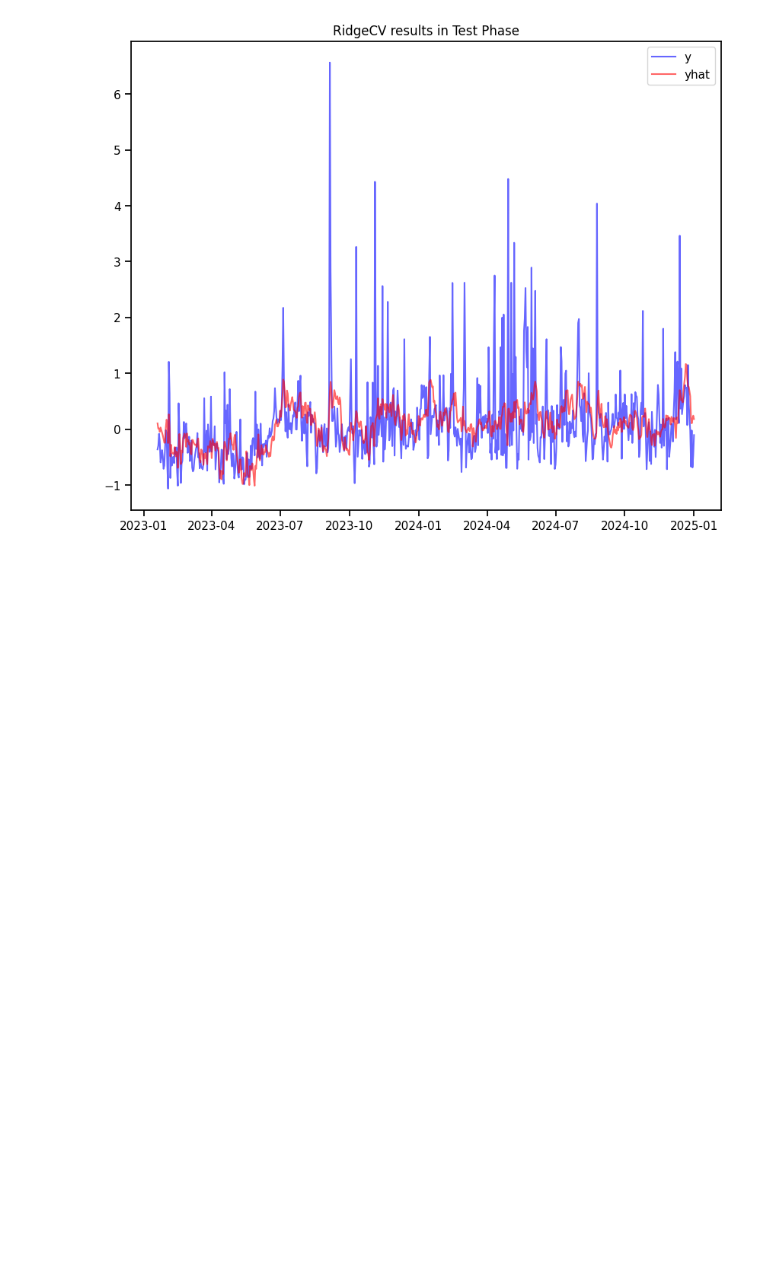
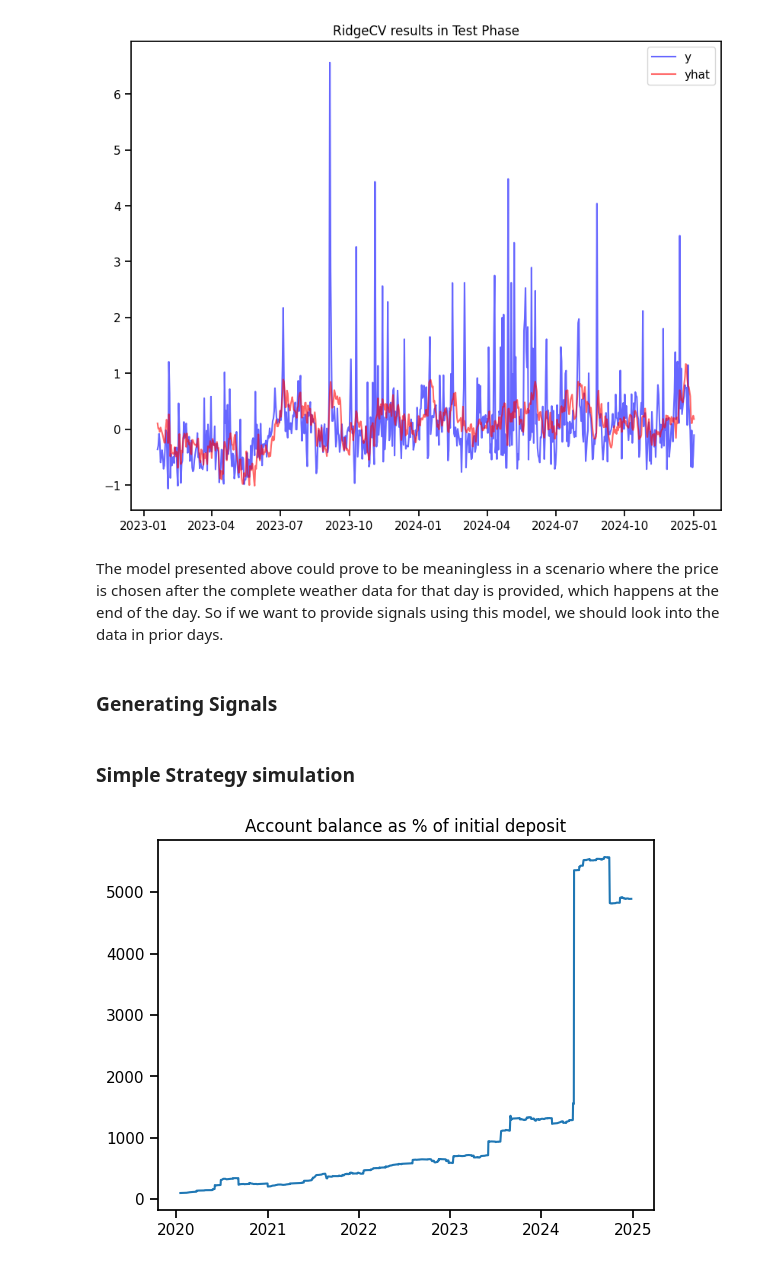
Before and after one commit to themahani/AlgoPy, a Jupyter notebook: exploratory_data_analysis/electricity_toronto.ipynb, the cells around one changed output. Cells and saved outputs as stored; diff of their text form; code cells hidden in the pictures; blank space fills up the shorter version.

Commit message:
feat(eda): test basic strategy for toronto electricity price

```diff
--- a/exploratory_data_analysis/electricity_toronto.ipynb
+++ b/exploratory_data_analysis/electricity_toronto.ipynb
@@ -365,3 +365,18 @@ ax.set_title("RidgeCV results in Test Phase")
 fig.show()
 # %% [output]
 [figure]
+# %% [markdown]
+The model presented above could prove to be meaningless in a scenario where the price is chosen after the complete weather data for
+that day is provided, which happens at the end of the day. So if we want to provide signals using this model, we should look into the data in prior days.
+# %% [markdown]
+### Generating Signals
+# %%
+buy_signal = ta.cross(data_df['mean'], data_df['price_sma15'], above=True, asint=True)   # Price cross-over SMA15 give BUY signal
+
+sell_signal = ta.cross(data_df['mean'], data_df['price_sma15'], above=False, asint=True)   # Price cross-over SMA15 give BUY signal
+
+data_df['signal'] = 0
+data_df['signal'][buy_signal == 1] = 1
+data_df['signal'][sell_signal == 1] = -1
+# %% [markdown]
+### Simple Strategy simulation
@@ -367,0 +428,7 @@ fig.show()
+# %%
+cash_history = np.array(cash_history)
+plt.plot(np.array(time), cash_history / init_cash * 100.0)
+plt.title(r"Account balance as % of initial deposit")
+plt.show()
+# %% [output]
+[figure, added]
```
Also changed, not shown: parts of 3 cells of this notebook.
